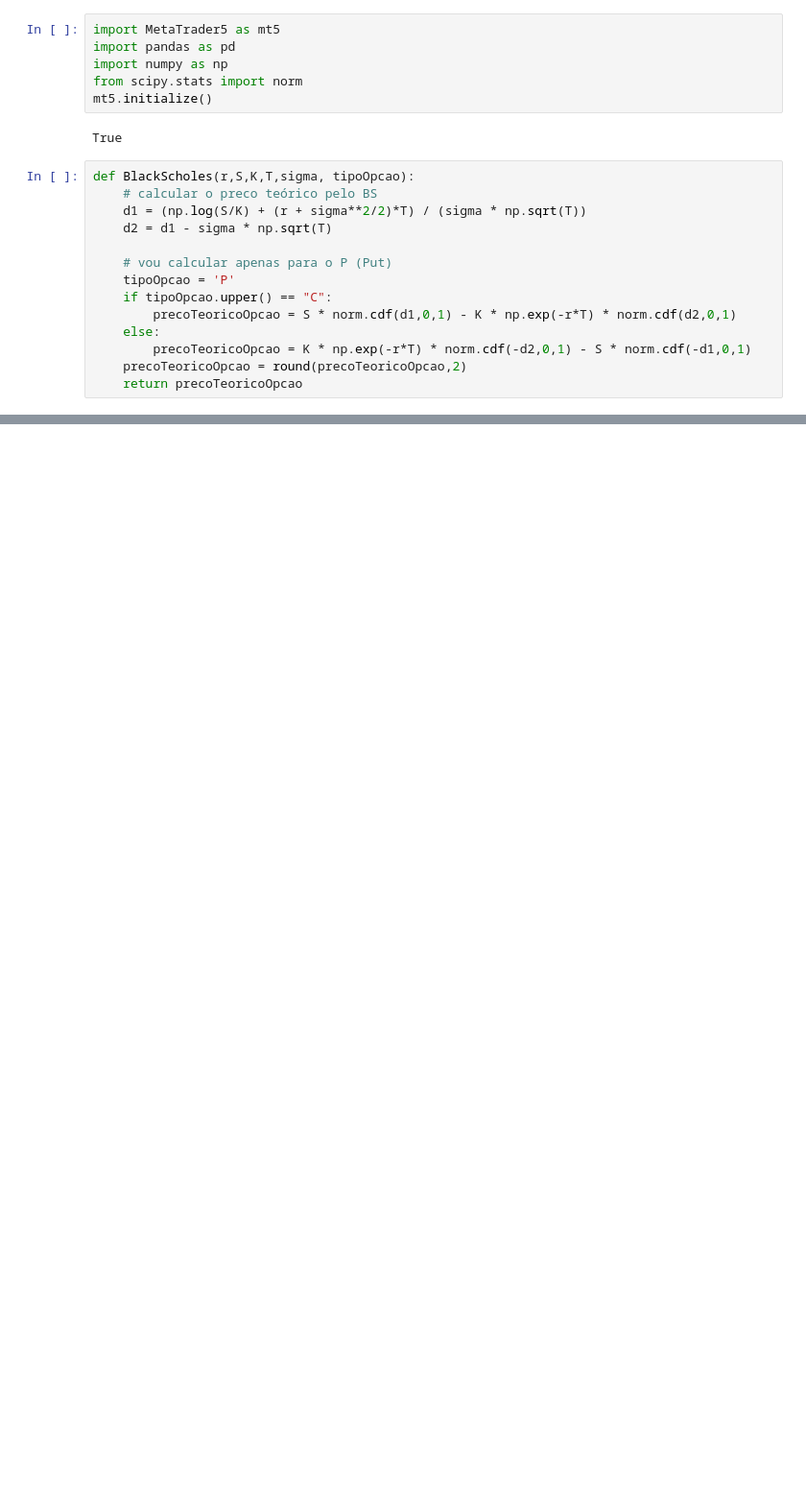
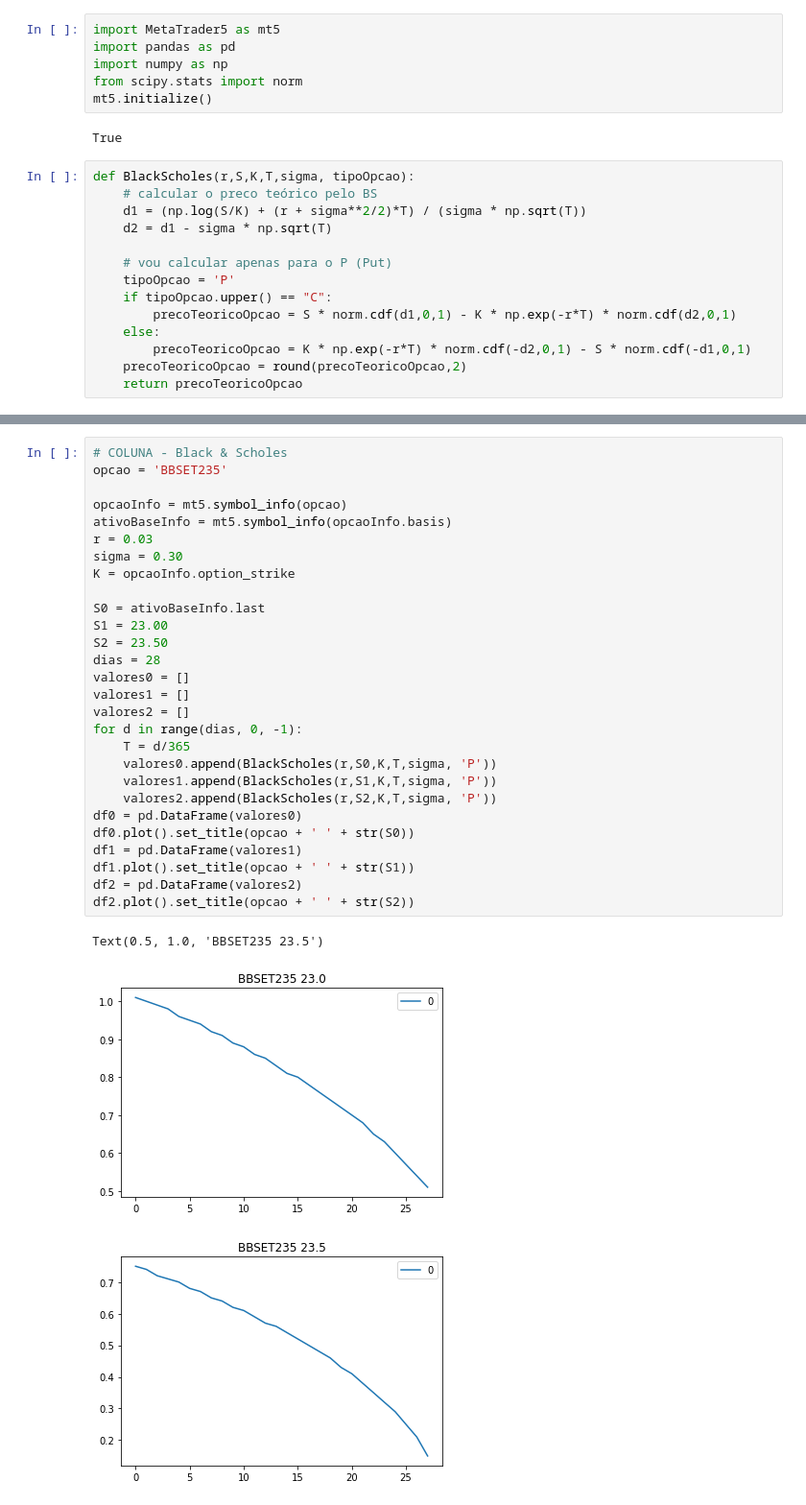
Before and after one commit to rcarasek/MT5-vs-001, a Jupyter notebook: mt5-RolarTravaAltaPut2.ipynb, the cells around one changed output, grey strips where cells are left out. Shown: that part at 96% size. Cells and saved outputs as stored; diff of their text form; blank space fills up the shorter version.

```diff
--- a/mt5-RolarTravaAltaPut2.ipynb
+++ b/mt5-RolarTravaAltaPut2.ipynb
@@ -165,0 +194,32 @@ RolarTravaAltaPut(['BBSES220', 'BBSES235', 'BBSET220', 'BBSET235'], -0.15, 0.4,
+# %%
+# COLUNA - Black & Scholes
+opcao = 'BBSET235'
+
+opcaoInfo = mt5.symbol_info(opcao)
+ativoBaseInfo = mt5.symbol_info(opcaoInfo.basis)
+r = 0.03
+sigma = 0.30
+K = opcaoInfo.option_strike
+
+S0 = ativoBaseInfo.last
+S1 = 23.00
+S2 = 23.50
+dias = 28
+valores0 = []
+valores1 = []
+valores2 = []
+for d in range(dias, 0, -1):
+    T = d/365
+    valores0.append(BlackScholes(r,S0,K,T,sigma, 'P'))
+    valores1.append(BlackScholes(r,S1,K,T,sigma, 'P'))
+    valores2.append(BlackScholes(r,S2,K,T,sigma, 'P'))
+df0 = pd.DataFrame(valores0)
+df0.plot().set_title(opcao + ' ' + str(S0))
+df1 = pd.DataFrame(valores1)
+df1.plot().set_title(opcao + ' ' + str(S1))
+df2 = pd.DataFrame(valores2)
+df2.plot().set_title(opcao + ' ' + str(S2))
+# %% [output]
+Text(0.5, 1.0, 'BBSET235 23.5')
+[figure, added]
+[figure, added]
```
Also changed, not shown: parts of 3 cells of this notebook, 2 other files.
